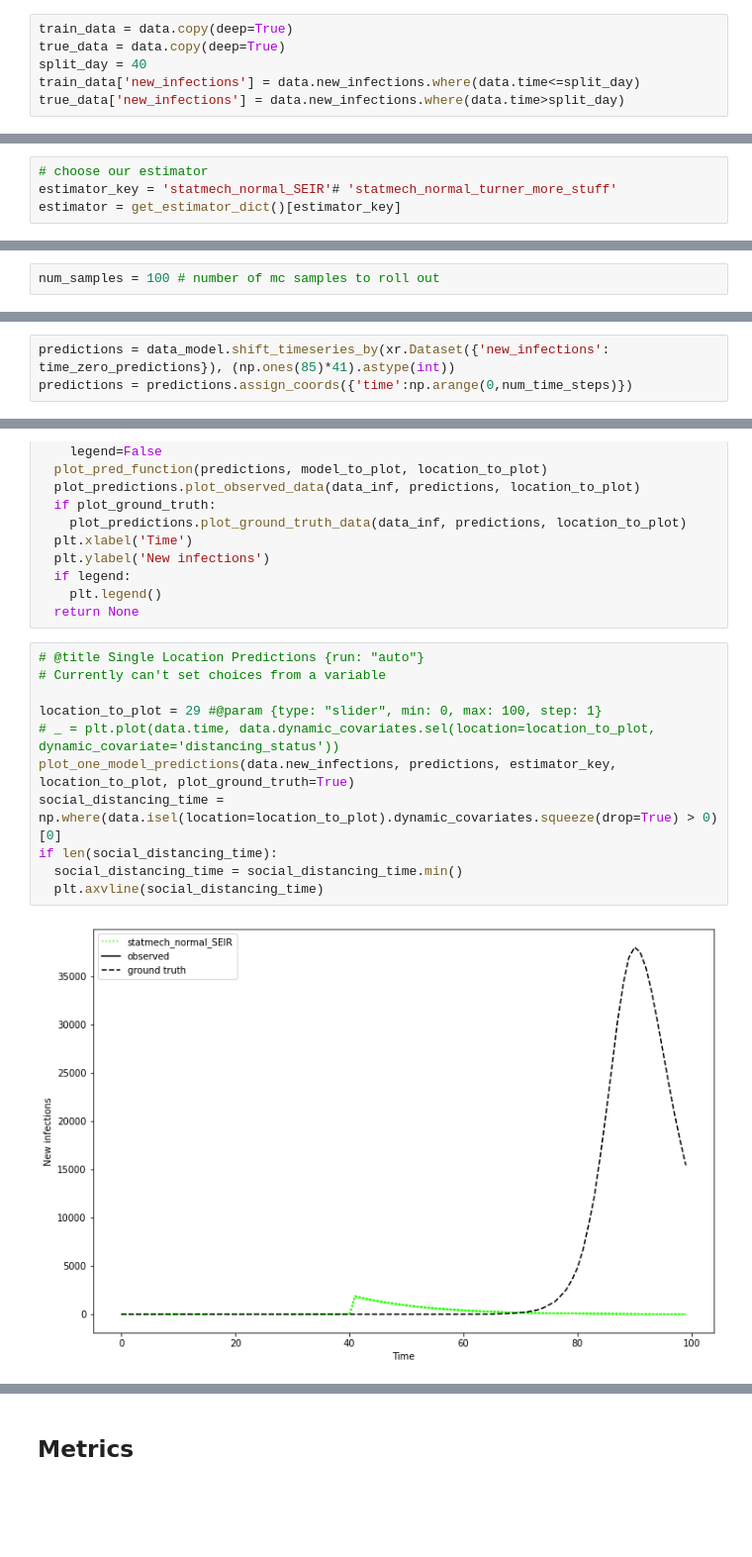
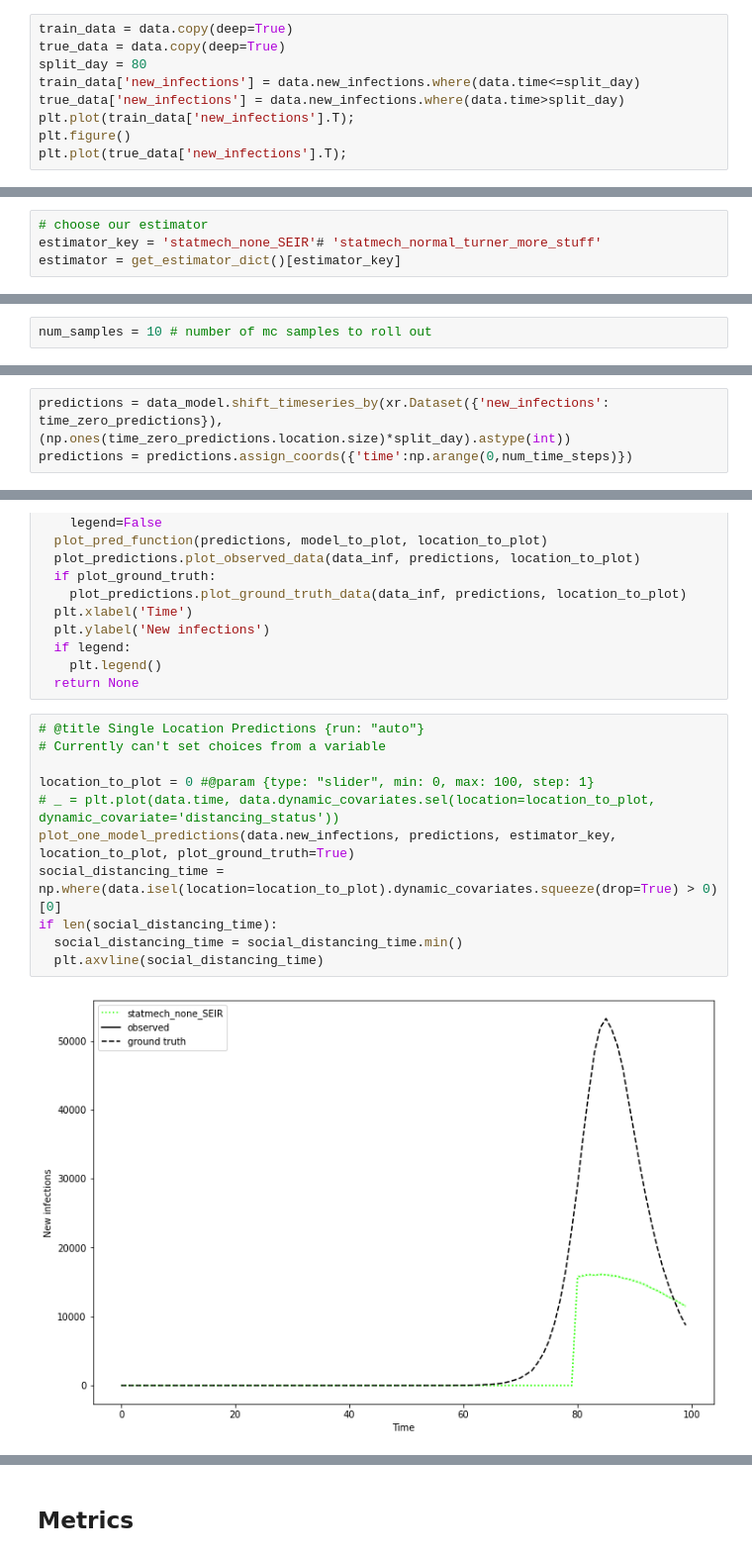
Before and after one commit to HopkinsIDD/EpiForecastStatMech, a Jupyter notebook: exploration.ipynb, the cells around one changed output, grey strips where cells are left out. Shown at 99% size. Cells and saved outputs as stored; diff of their text form; blank space fills up the shorter version.

```diff
--- a/exploration.ipynb
+++ b/exploration.ipynb
@@ -347,6 +370,9 @@ We then split the data into train_data (before the last_sd_day) and ground truth
 # %%
 train_data = data.copy(deep=True)
 true_data = data.copy(deep=True)
-split_day = 40
+split_day = 80
 train_data['new_infections'] = data.new_infections.where(data.time<=split_day)
 true_data['new_infections'] = data.new_infections.where(data.time>split_day)
+plt.plot(train_data['new_infections'].T);
+plt.figure()
+plt.plot(true_data['new_infections'].T);
@@ -361,5 +410,5 @@ print(list(get_estimator_dict().keys()))
 ['statmech_normal_SEIR', 'statmech_none_SEIR', 'statmech_normal_VC', 'statmech_mean_VC', 'statmech_normal_multgrowth', 'statmech_normal_turner', 'statmech_normal_turner_more_stuff']
 # %%
 # choose our estimator
-estimator_key = 'statmech_normal_SEIR'# 'statmech_normal_turner_more_stuff'
+estimator_key = 'statmech_none_SEIR'# 'statmech_normal_turner_more_stuff'
 estimator = get_estimator_dict()[estimator_key]
@@ -390,13 +443,13 @@ StatMechEstimator(train_steps=100000, stat_model=NormalDistributionModel(predict
 # %% [markdown]
 ## Predictions
 # %%
-num_samples = 100 # number of mc samples to roll out
+num_samples = 10 # number of mc samples to roll out
 # %%
 time_zero_predictions = estimator.predict(true_data, num_samples=num_samples)
 # %% [markdown]
 These predicitons all start at time 100, we want to start them on the split day + 1. This way of shifting predictions puts `0`s up until the split day.
 # %%
-predictions = data_model.shift_timeseries_by(xr.Dataset({'new_infections': time_zero_predictions}), (np.ones(85)*41).astype(int))
+predictions = data_model.shift_timeseries_by(xr.Dataset({'new_infections': time_zero_predictions}), (np.ones(time_zero_predictions.location.size)*split_day).astype(int))
 predictions = predictions.assign_coords({'time':np.arange(0,num_time_steps)})
 # %% [markdown]
 # Eval
@@ -453,13 +506,13 @@ def plot_one_model_predictions(data_inf,
 # %%
 # @title Single Location Predictions {run: "auto"}
 # Currently can't set choices from a variable
 
-location_to_plot = 29 #@param {type: "slider", min: 0, max: 100, step: 1}
+location_to_plot = 0 #@param {type: "slider", min: 0, max: 100, step: 1}
 # _ = plt.plot(data.time, data.dynamic_covariates.sel(location=location_to_plot, dynamic_covariate='distancing_status'))
 plot_one_model_predictions(data.new_infections, predictions, estimator_key, location_to_plot, plot_ground_truth=True)
 social_distancing_time = np.where(data.isel(location=location_to_plot).dynamic_covariates.squeeze(drop=True) > 0)[0]
 if len(social_distancing_time):
   social_distancing_time = social_distancing_time.min()
   plt.axvline(social_distancing_time)
 # %% [output]
-[figure, old version]
+[figure, new version]
```
Also changed, not shown: parts of 20 cells of this notebook.
